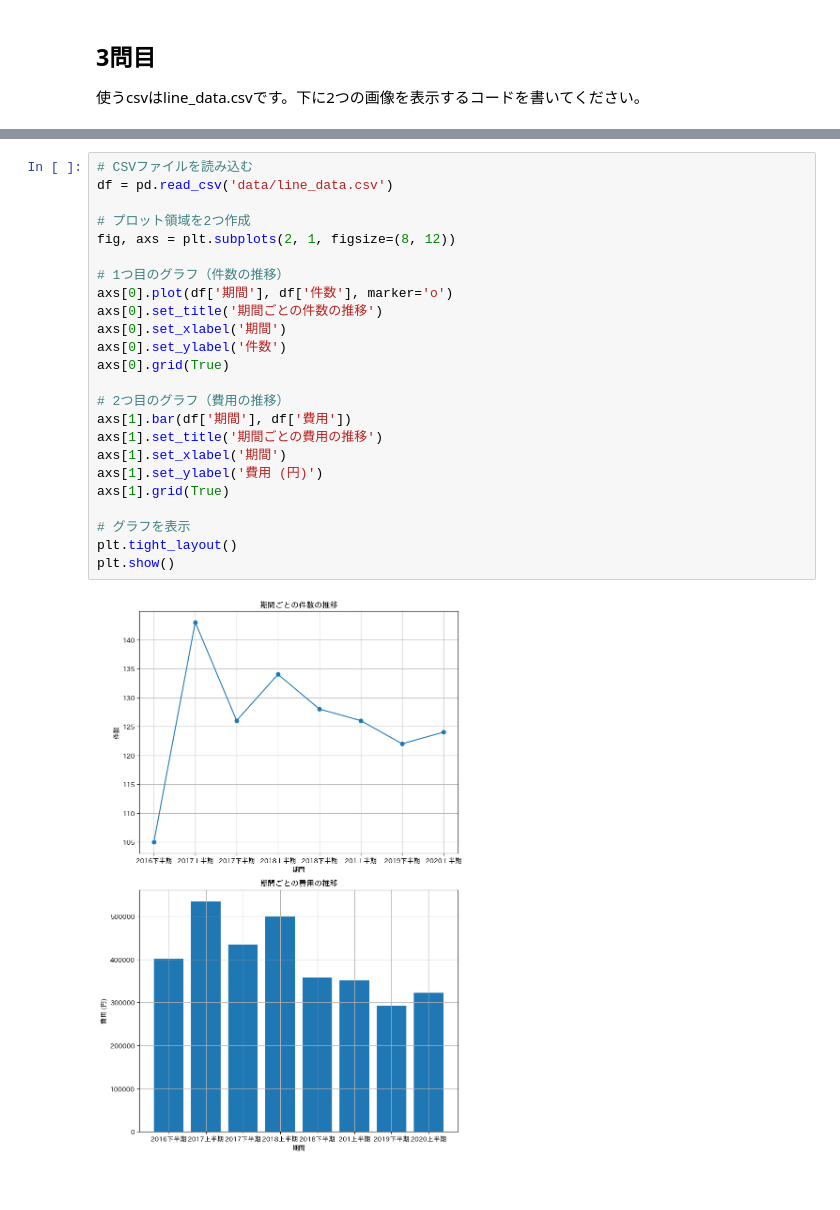
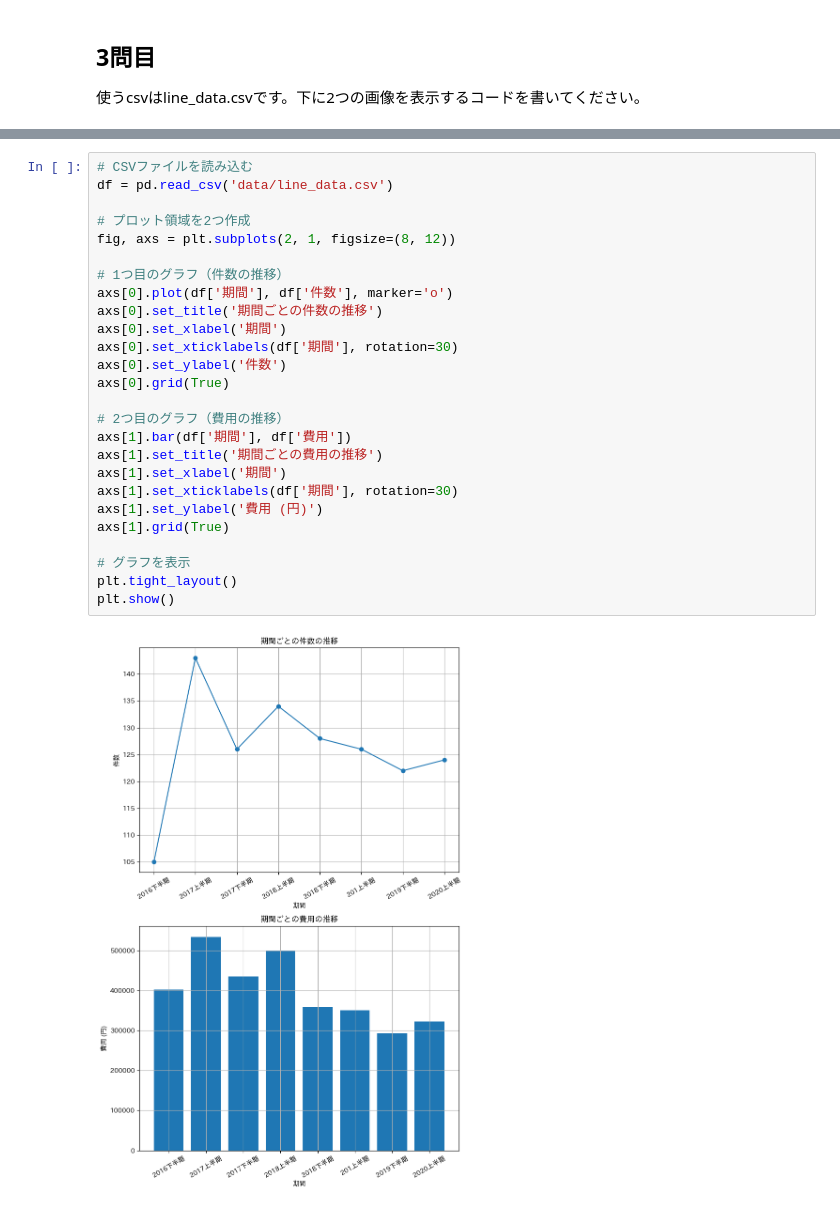
Before and after one commit to yusei271/BasicPython, a Jupyter notebook: matplotlib_exercise.ipynb, the cells around one changed output, grey strips where cells are left out. Saved outputs shown, nothing was run; the diff lists cells and outputs as text; blank space fills up the shorter version.

```diff
--- a/matplotlib_exercise.ipynb
+++ b/matplotlib_exercise.ipynb
@@ -78,26 +78,28 @@ plt.show()
 # %%
 # CSVファイルを読み込む
 df = pd.read_csv('data/line_data.csv')
 
 # プロット領域を2つ作成
 fig, axs = plt.subplots(2, 1, figsize=(8, 12))
 
 # 1つ目のグラフ（件数の推移）
 axs[0].plot(df['期間'], df['件数'], marker='o')
 axs[0].set_title('期間ごとの件数の推移')
 axs[0].set_xlabel('期間')
+axs[0].set_xticklabels(df['期間'], rotation=30)
 axs[0].set_ylabel('件数')
 axs[0].grid(True)
 
 # 2つ目のグラフ（費用の推移）
 axs[1].bar(df['期間'], df['費用'])
 axs[1].set_title('期間ごとの費用の推移')
 axs[1].set_xlabel('期間')
+axs[1].set_xticklabels(df['期間'], rotation=30)
 axs[1].set_ylabel('費用 (円)')
 axs[1].grid(True)
 
 # グラフを表示
 plt.tight_layout()
 plt.show()
 # %% [output]
-[figure, old version]
+[figure, new version]
```
